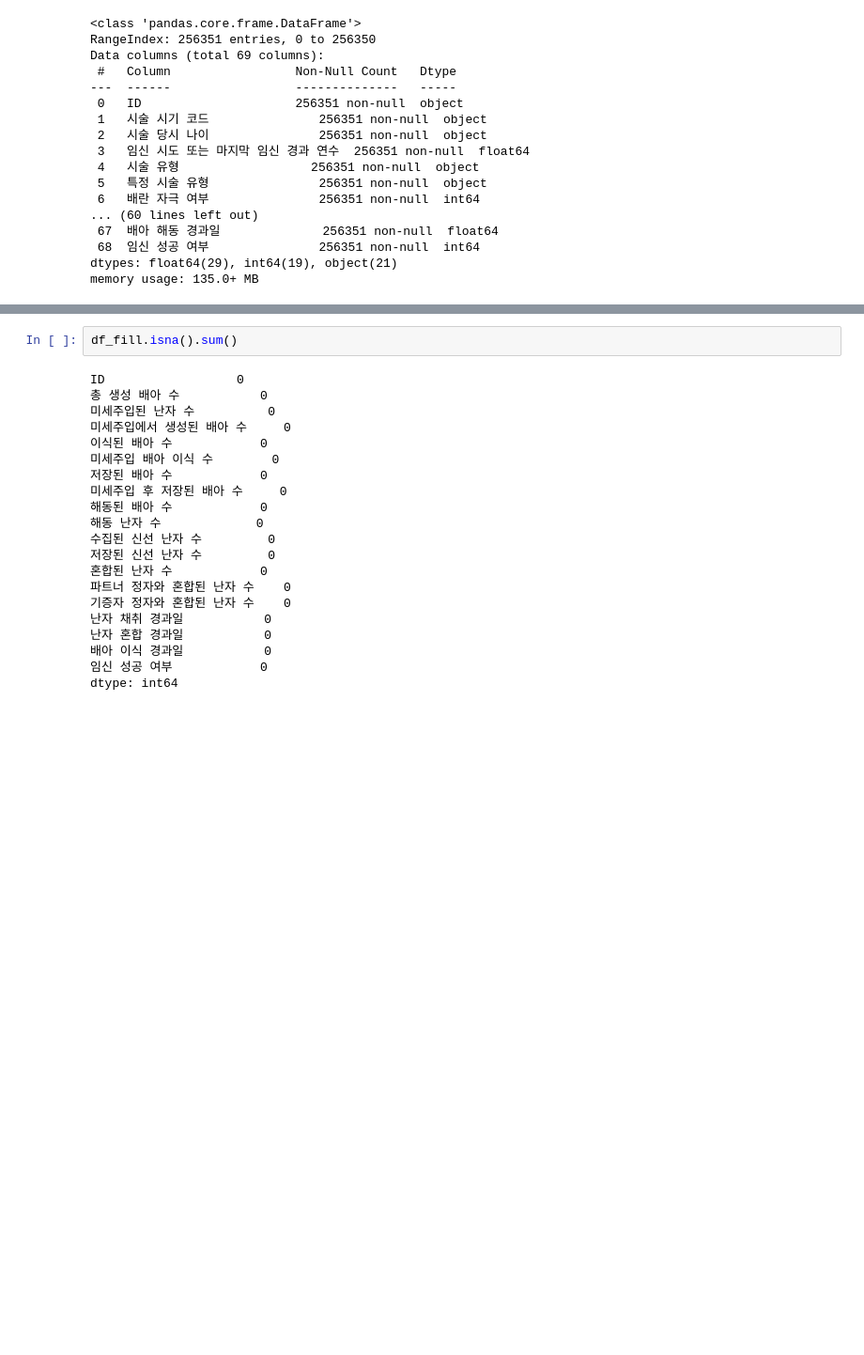
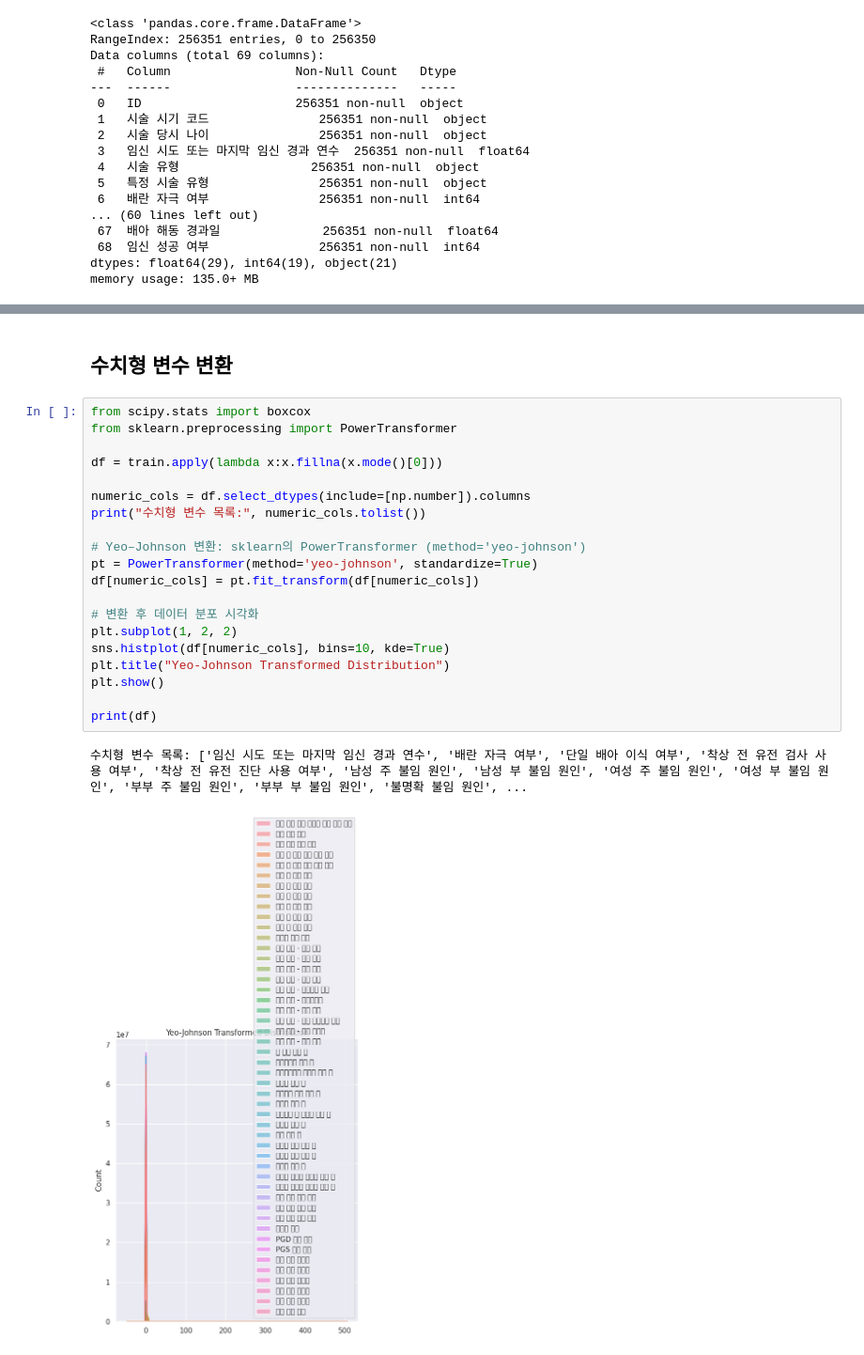
Before and after one commit to BBKN071/aimers, a Jupyter notebook: workspace/data_process.ipynb, the cells around one changed output, grey strips where cells are left out. Shown at 94% size. Cells and saved outputs as stored; diff of their text form; blank space fills up the shorter version.

```diff
--- a/workspace/data_process.ipynb
+++ b/workspace/data_process.ipynb
@@ -463,23 +342,25 @@ df_fill.head(20)
-# %%
-df_fill.isna().sum()
-# %% [output]
-ID                  0
-총 생성 배아 수           0
-미세주입된 난자 수          0
-미세주입에서 생성된 배아 수     0
-이식된 배아 수            0
-미세주입 배아 이식 수        0
-저장된 배아 수            0
-미세주입 후 저장된 배아 수     0
-해동된 배아 수            0
-해동 난자 수             0
-수집된 신선 난자 수         0
-저장된 신선 난자 수         0
-혼합된 난자 수            0
-파트너 정자와 혼합된 난자 수    0
-기증자 정자와 혼합된 난자 수    0
-난자 채취 경과일           0
-난자 혼합 경과일           0
-배아 이식 경과일           0
-임신 성공 여부            0
-dtype: int64
+# %% [markdown]
+## 수치형 변수 변환
+# %%
+from scipy.stats import boxcox
+from sklearn.preprocessing import PowerTransformer
+
+df = train.apply(lambda x:x.fillna(x.mode()[0]))
+
+numeric_cols = df.select_dtypes(include=[np.number]).columns
+print("수치형 변수 목록:", numeric_cols.tolist())
+
+# Yeo–Johnson 변환: sklearn의 PowerTransformer (method='yeo-johnson')
+pt = PowerTransformer(method='yeo-johnson', standardize=True)
+df[numeric_cols] = pt.fit_transform(df[numeric_cols])
+
+# 변환 후 데이터 분포 시각화
+plt.subplot(1, 2, 2)
+sns.histplot(df[numeric_cols], bins=10, kde=True)
+plt.title("Yeo-Johnson Transformed Distribution")
+plt.show()
+
+print(df)
+# %% [output]
+수치형 변수 목록: ['임신 시도 또는 마지막 임신 경과 연수', '배란 자극 여부', '단일 배아 이식 여부', '착상 전 유전 검사 사용 여부', '착상 전 유전 진단 사용 여부', '남성 주 불임 원인', '남성 부 불임 원인', '여성 주 불임 원인', '여성 부 불임 원인', '부부 주 불임 원인', '부부 부 불임 원인', '불명확 불임 원인', ...
+[figure, added]
```
Also changed, not shown: parts of 15 cells of this notebook, 26 other files.
